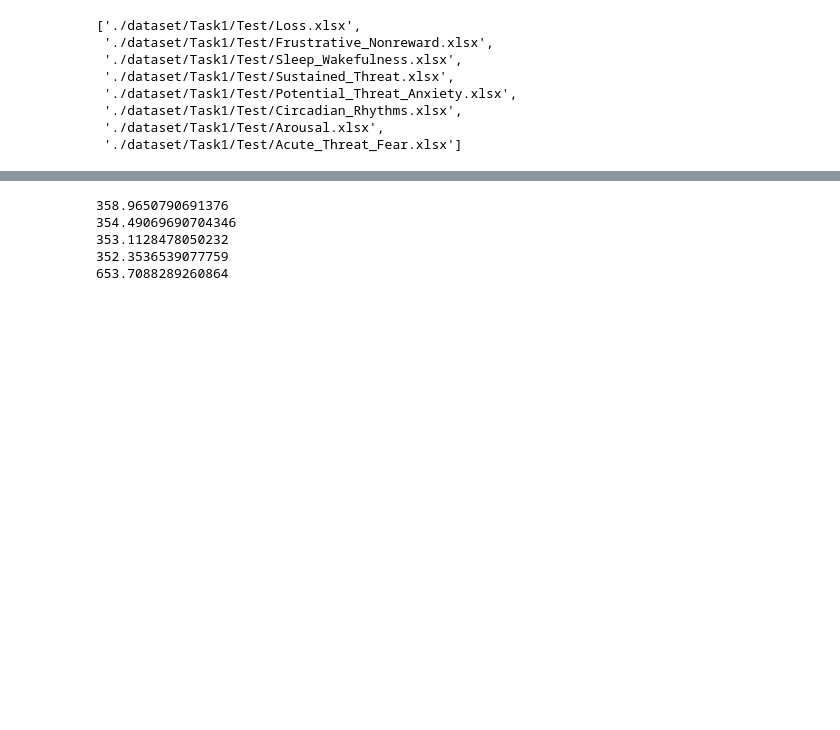
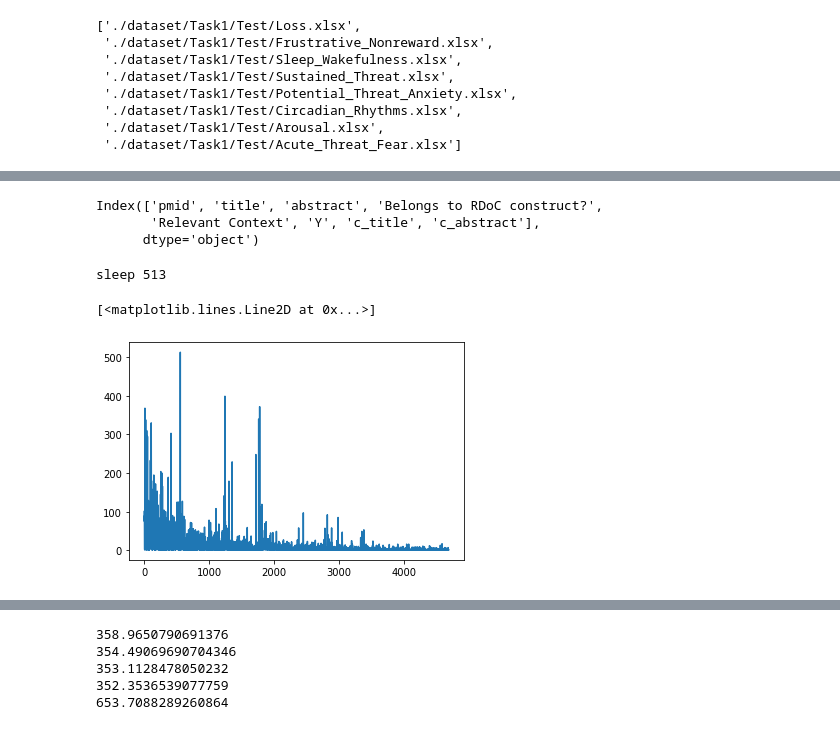
Before and after one commit to arkenSt0ne/NLP_Project, a Jupyter notebook: classifier.ipynb, the cells around one changed output, grey strips where cells are left out. Cells and saved outputs as stored; diff of their text form; code cells hidden in the pictures; blank space fills up the shorter version.

```diff
--- a/classifier.ipynb
+++ b/classifier.ipynb
@@ -137,8 +198,8 @@ df_test = pd.concat(frames,ignore_index = True)
 stop_words = stopwords.words("english")
 cols = ['title','abstract']
 for col in cols :
-    df_train['c_'+col] = df_train[col].apply(lambda x: " ".join([stemmer.stem(i) for i in re.sub("[^a-zA-Z]", " ", x).split() if i not in stop_words]))
-    df_test['c_'+col] = df_test[col].apply(lambda x: " ".join([stemmer.stem(i) for i in re.sub("[^a-zA-Z]", " ", x).split() if i not in stop_words]))
+    df_train['c_'+col] = df_train[col].apply(lambda x: " ".join([stemmer.stem(i) for i in regexTokenize(x) if i not in stop_words]))
+    df_test['c_'+col] = df_test[col].apply(lambda x: " ".join([stemmer.stem(i) for i in regexTokenize(x) if i not in stop_words]))
 # %%
 def toTensor(inp):
   return torch.tensor(inp,dtype = torch.long)
@@ -166,0 +217,2 @@ HIDDEN_DIM = 1
+# %%
+xs = df_train['inp'].values
@@ -166,0 +221,31 @@ HIDDEN_DIM = 1
+# %%
+df_test.columns
+# %% [output]
+Index(['pmid', 'title', 'abstract', 'Belongs to RDoC construct?',
+       'Relevant Context', 'Y', 'c_title', 'c_abstract'],
+      dtype='object')
+# %%
+# frequency analysis
+voc = {}
+for row in xs:
+    for w in row.split():
+        if w in voc :
+            voc[w] += 1
+        else:
+            voc[w] = 1
+# %%
+freqList = []
+v= 1000
+label = []
+for k in voc.keys():
+        freqList.append(voc[k])
+        label.append(k)
+        if voc[k] > 400:
+            print(k,voc[k])
+# %% [output]
+sleep 513
+# %%
+plt.plot(freqList)
+# %% [output]
+[<matplotlib.lines.Line2D at 0x...>]
+[figure, added]
```
Also changed, not shown: parts of 27 cells of this notebook.
